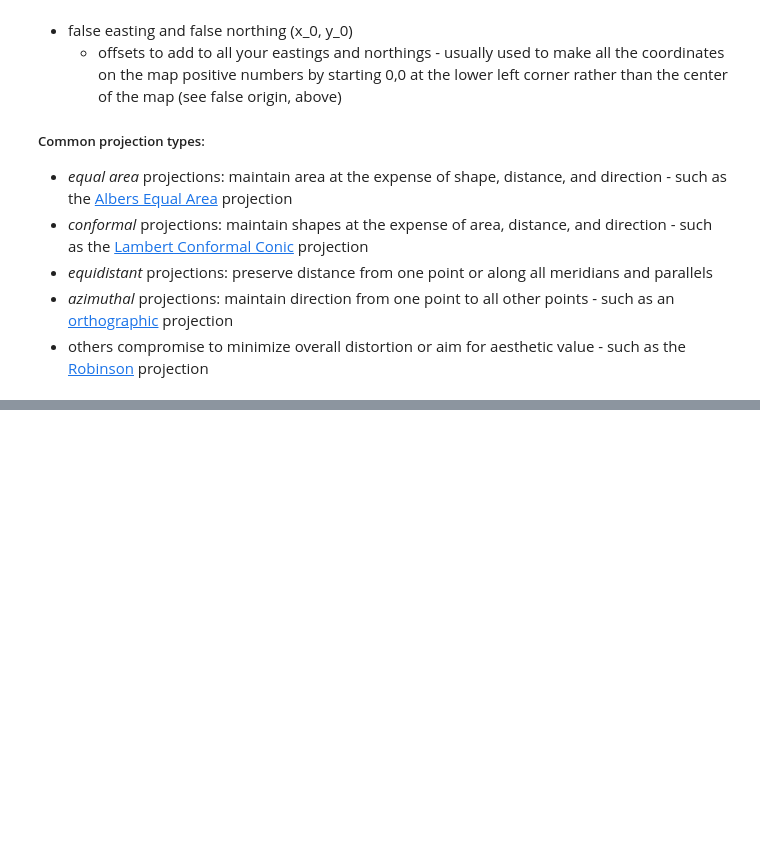
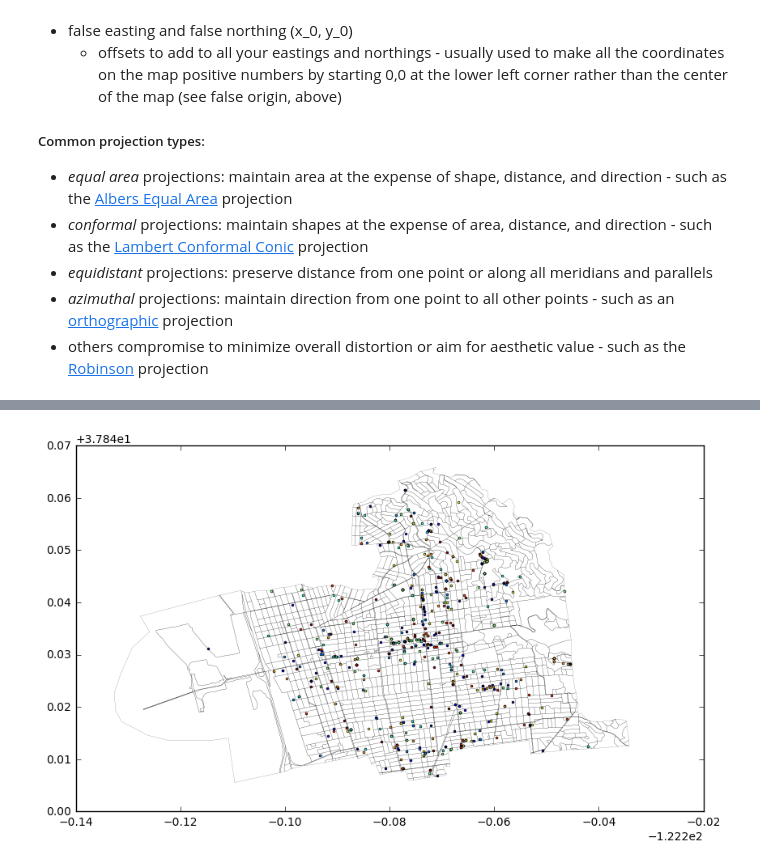
Before and after one commit to waddell/urban-informatics-and-visualization, a Jupyter notebook: Session 19 - Oct 31 - Spatial Analysis and Catography With Python/spatial-analysis.ipynb, the cells around one changed output, grey strips where cells are left out. Drawn from its saved outputs; the diff is of its cells as text; code cells hidden in the pictures; blank space fills up the shorter version.

```diff
--- a/Session 19 - Oct 31 - Spatial Analysis and Catography With Python/spatial-analysis.ipynb
+++ b/Session 19 - Oct 31 - Spatial Analysis and Catography With Python/spatial-analysis.ipynb
@@ -479,0 +225,5 @@ plt.show()
+# %%
+base = blocks.plot(color='white', linewidth=.1)
+geovandalism.plot(ax=base);
+# %% [output]
+[figure, added]
```
Also changed, not shown: parts of 126 cells of this notebook.
